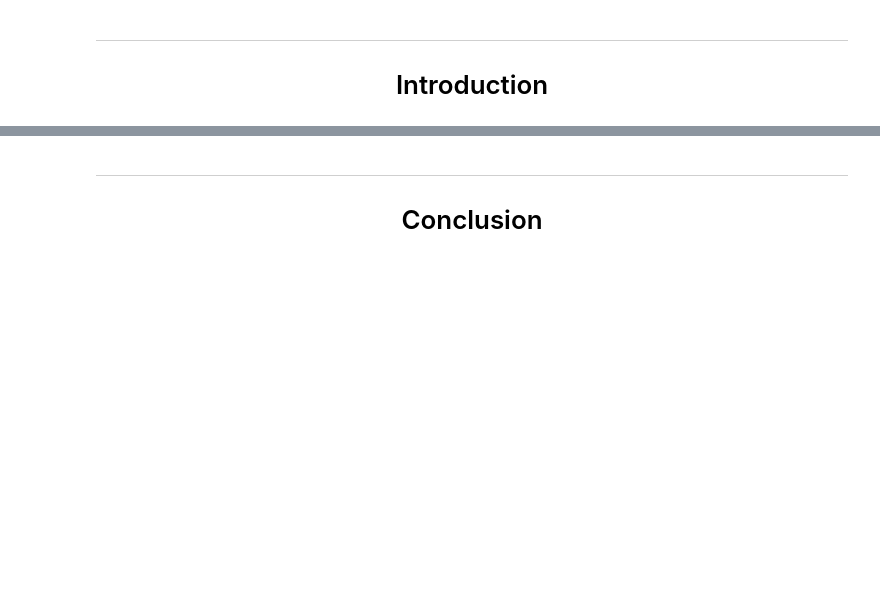
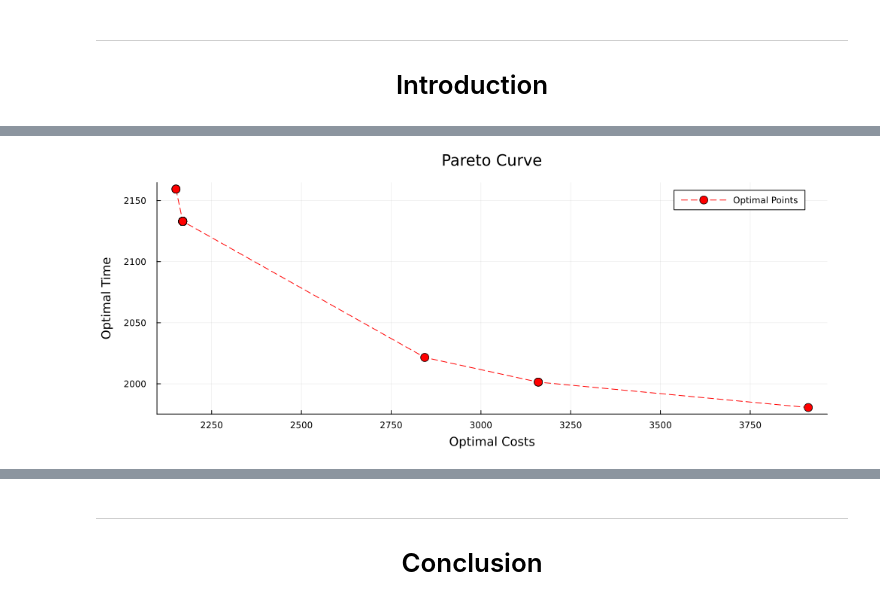
Before and after one commit to OckermanSethGVSU/ISYE_524_W26, a Jupyter notebook: Optimal_Reverse_Supply_Chain_Modeling.ipynb, the cells around one changed output, grey strips where cells are left out. Cells and saved outputs as stored; diff of their text form; code cells hidden in the pictures; blank space fills up the shorter version.

Commit message:
update data and WIP of time/cost part of report

```diff
--- a/Optimal_Reverse_Supply_Chain_Modeling.ipynb
+++ b/Optimal_Reverse_Supply_Chain_Modeling.ipynb
@@ -168,0 +975,97 @@ Level 3 and beyond become more ambitious and include a variety of ideas that may
+# %%
+lambdas = sort([0, 0.5, 1., 1.5, 2., 2.5, 3., 3.5, 4., 4.5, 5., 10., 20., 25, 50]) # tradeoff parameter
+opt_costs = []
+opt_times = []
+
+for lambda_time in lambdas
+    # Model
+    m = Model(Gurobi.Optimizer)
+
+
+    # Variables
+    @variable(m, x[arc in arcs, comp in components] >= 0, Int)   # flow of x component through arc
+    @variable(m, r[node in nodes, comp in components] >= 0, Int) # r repairs of compponent at node
+
+
+    # Constraints
+    ## Flow Conservation
+    for comp in components, node in nodes
+        inflow  = sum(x[(node_from, node), comp] for node_from in incoming[node]) # flow of component into node
+        outflow = sum(x[(node, node_to), comp] for node_to in outgoing[node])     # flow of component out of node
+        demand = get(demands, (node, comp), Demand("", "", "", 0)).qty            # demand of component present at node
+        stock = get(inventory, (node, comp), Stock("", "", 0)).qty                # initial stock of component at node
+        repairs = r[node, comp]                                                   # repairs of component at node
+        consumed = sum(qty * r[node, comp_repaired]                               # component consumed for repairs at node
+                       for (comp_repaired, qty) in subcomp_dict[comp]; init=0)
+        @constraint(m, stock + inflow + repairs >= outflow + consumed + demand)
+    end
+
+
+    ## Cannot Repair into Part Components
+    for comp in components
+        if BOM[comp].comp_type == "part"
+            for node in nodes
+                @constraint(m, r[node, comp] == 0)
+            end
+        end
+    end
+
+
+    ## Limit Node Repairs to Repair Capacity Hours
+    for node in nodes
+        @constraint(m, sum(get(mult_dict, (node, comp), Mults("", "", 1., 1.)).repair_time_mult *
+                    BOM[comp].repair_time * r[node, comp] for comp in components) <= node_dict[node].repair_capacity)
+    end
+
+
+    ## Cannot Complete Repairs of Difficulty at Nodes with Insufficient Repair Capability
+    for node in nodes, comp in components
+        if BOM[comp].repair_difficulty > node_dict[node].repair_capability
+            @constraint(m, r[node, comp] == 0)
+        end
+    end
+
+
+    # Objective
+    @objective(m, Min,
+               sum(arc_dict[arc].trans_cost * x[arc, comp]
+               for comp in components, arc in arcs) + # transport cost
+               sum(get(mult_dict, (node, comp), Mults("", "", 1., 1.)).repair_cost_mult * BOM[comp].repair_cost * r[node, comp]
+               for comp in components, node in nodes) + # repair cost
+               lambda_time * (sum(arc_dict[arc].trans_time * x[arc, comp]
+               for comp in components, arc in arcs) + # transport time
+               sum(get(mult_dict, (node, comp), Mults("", "", 1., 1.)).repair_time_mult * BOM[comp].repair_time * r[node, comp]
+               for comp in components, node in nodes)) # repair time
+               )
+
+
+    # Solve
+    set_silent(m)
+    optimize!(m)
+
+
+    # Extract Values
+    opt_cost = sum(arc_dict[arc].trans_cost * value(x[arc, comp])
+               for comp in components, arc in arcs) + # transport cost
+               sum(get(mult_dict, (node, comp), Mults("", "", 1., 1.)).repair_cost_mult * BOM[comp].repair_cost * value(r[node, comp])
+               for comp in components, node in nodes) # repair cost
+    opt_time = sum(arc_dict[arc].trans_time * value(x[arc, comp])
+               for comp in components, arc in arcs) + # transport time
+               sum(get(mult_dict, (node, comp), Mults("", "", 1., 1.)).repair_time_mult * BOM[comp].repair_time * value(r[node, comp])
+               for comp in components, node in nodes) # repair time
+    push!(opt_costs, opt_cost)
+    push!(opt_times, opt_time)
+end
+
+
+# Plot Pareto Curve
+p1 = plot(opt_costs, opt_times, marker=:circle, markersize=6,
+          label="Optimal Points", color=:red, line=:dash)
+title!(p1, "Pareto Curve")
+xlabel!(p1, "Optimal Costs")
+ylabel!(p1, "Optimal Time")
+
+
+# Display
+plot(p1, size=(1000, 400), margin=5Plots.mm)
+# %% [output]
@@ -168,0 +1089 @@ Level 3 and beyond become more ambitious and include a variety of ideas that may
+[figure, added]
```
Also changed, not shown: parts of 73 cells of this notebook, 51 other files.
